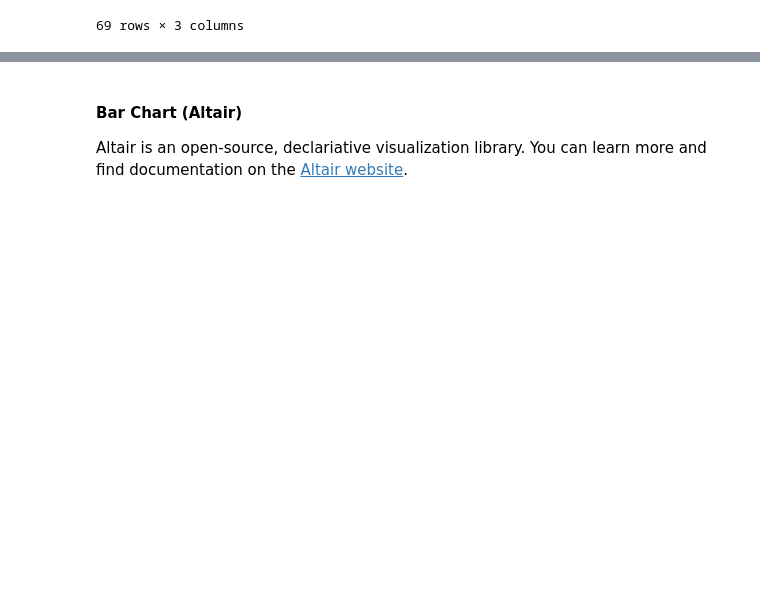
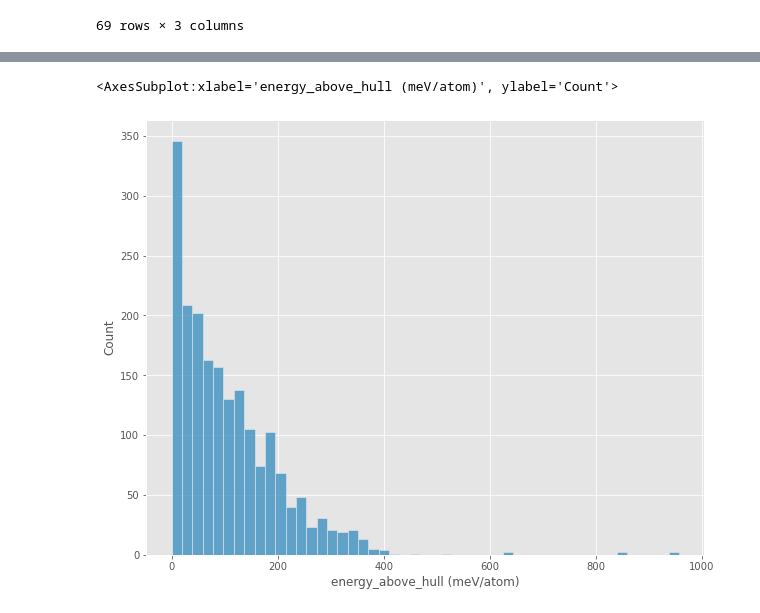
Before and after one commit to NCSU-Libraries/data-viz-instruction, a Jupyter notebook: MI_REU_2021/Workshop_3_Cleaning_Manipulating_and_Exploring_Data_with_Pandas.ipynb, the cells around one changed output, grey strips where cells are left out. Cells and saved outputs as stored; diff of their text form; code cells hidden in the pictures; blank space fills up the shorter version.

```diff
--- a/MI_REU_2021/Workshop_3_Cleaning_Manipulating_and_Exploring_Data_with_Pandas.ipynb
+++ b/MI_REU_2021/Workshop_3_Cleaning_Manipulating_and_Exploring_Data_with_Pandas.ipynb
@@ -474,8 +424,7 @@ Seaborn is a common visualization library that builds on matplotlib and provides
 import seaborn as sns
 # %%
 # Create a histogram by calling histplot() in Seaborn
-sns.histplot(ts_csv_clean['A site #1'])
+sns.histplot(ts_csv_clean['energy_above_hull (meV/atom)'])
+# %% [output]
+<AxesSubplot:xlabel='energy_above_hull (meV/atom)', ylabel='Count'>
+[figure, added]
-# %% [markdown]
-#### Bar Chart (Altair)
-
-Altair is an open-source, declariative visualization library. You can learn more and find documentation on the [Altair website](https://altair-viz.github.io/index.html).
```
Also changed, not shown: parts of 54 cells of this notebook.
